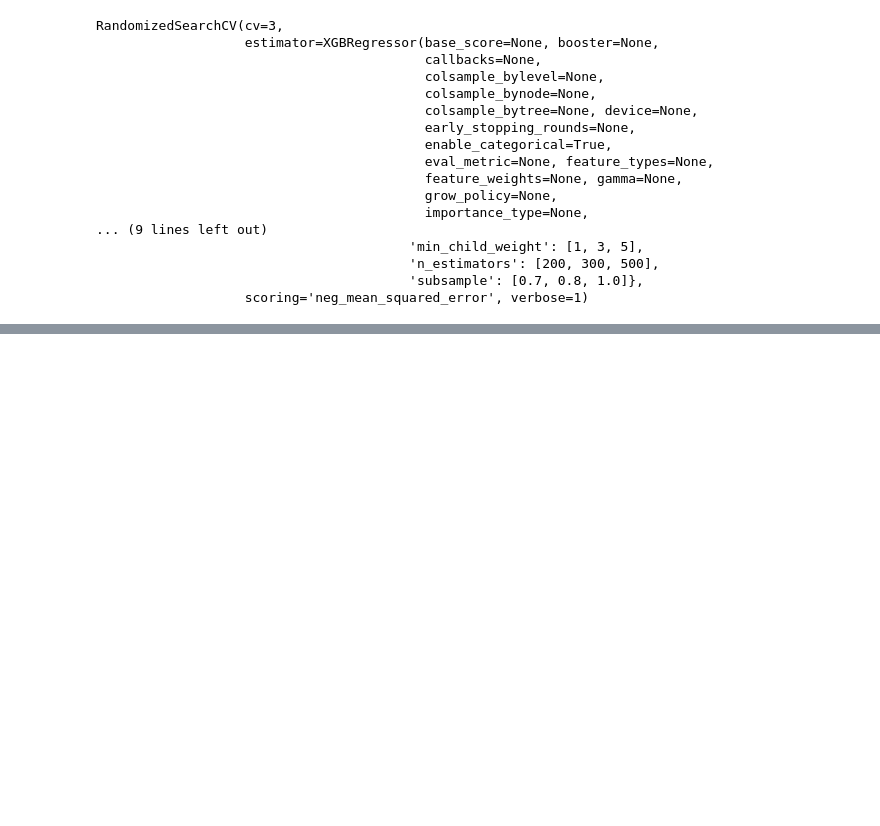
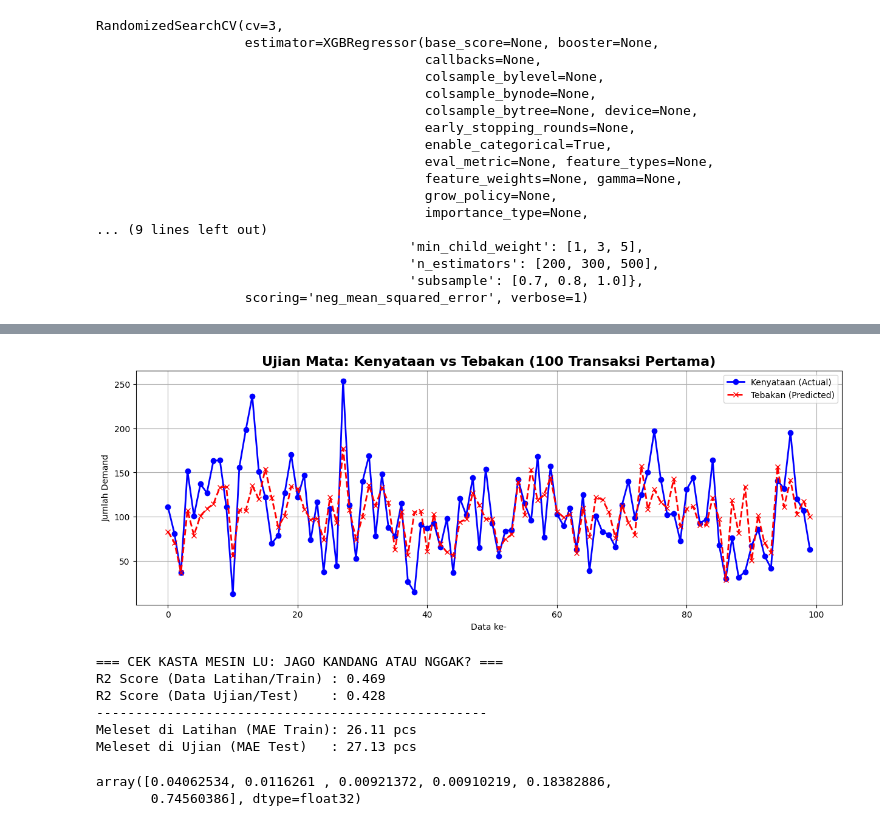
Before and after one commit to RoihansLab/Machine-Learning-Projects, a Jupyter notebook: 10_End_to_End_Retail_Demand_Forecasting/10_Machine_Learning.ipynb, the cells around one changed output, grey strips where cells are left out. Saved outputs shown, nothing was run; the diff lists cells and outputs as text; code cells hidden in the pictures; blank space fills up the shorter version.

```diff
--- a/10_End_to_End_Retail_Demand_Forecasting/10_Machine_Learning.ipynb
+++ b/10_End_to_End_Retail_Demand_Forecasting/10_Machine_Learning.ipynb
@@ -116,7 +118,7 @@ Index(['Date', 'Store ID', 'Product ID', 'Category', 'Region',
       dtype='object')
 # %%
 le_category = LabelEncoder()
-X["Category"] = le_category.fit_transform(x["Category"])
+X["Category"]= le_category.fit_transform(X["Category"])
 
 X
 # %% [output]
@@ -189,0 +201,11 @@ RandomizedSearchCV(cv=3,
+# %%
+best_model = random_search.best_estimator_
+# %%
+# 1. Usir paksa dua kolom siluman kalau mereka masih nempel di X_test
+X_test = X_test.drop(columns=['Predicted Demand', 'Actual Demand'], errors='ignore')
+
+# 2. Baru hajar tebakannya!
+y_pred = best_model.predict(X_test)
+
+# 3. Tampilin biar lu yakin y_pred-nya beneran udah ada isinya
+print("Berhasil nebak! Ini 5 hasil tebakan pertamanya:", y_pred[:10])
@@ -189,0 +236,42 @@ RandomizedSearchCV(cv=3,
+# %%
+import matplotlib.pyplot as plt
+
+plt.figure(figsize=(15, 5))
+
+# Bikin garis biru buat Kenyataan, garis merah putus-putus buat Tebakan
+plt.plot(y_test.values[:100], label="Kenyataan (Actual)", color="blue", marker="o", linewidth=2)
+plt.plot(y_pred[:100], label="Tebakan (Predicted)", color="red", linestyle="dashed", marker="x", linewidth=2)
+
+plt.title("Ujian Mata: Kenyataan vs Tebakan (100 Transaksi Pertama)", fontsize=16, fontweight="bold")
+plt.ylabel("Jumlah Demand")
+plt.xlabel("Data ke-")
+plt.legend()
+plt.grid(True)
+plt.show()
+# %% [output]
+[figure, added]
+# %%
+# 1. Suruh mesin nebak ulang soal latihannya (Data Training)
+y_pred_train = best_model.predict(X_train)
+
+# 2. Ngadu nilai R2 Score (Akurasi)
+print("=== CEK KASTA MESIN LU: JAGO KANDANG ATAU NGGAK? ===")
+print(f"R2 Score (Data Latihan/Train) : {r2_score(y_train, y_pred_train):.3f}")
+print(f"R2 Score (Data Ujian/Test)    : {r2_score(y_test, y_pred):.3f}")
+print("-" * 50)
+
+# 3. Ngadu nilai MAE (Berapa pcs melesetnya)
+print(f"Meleset di Latihan (MAE Train): {mean_absolute_error(y_train, y_pred_train):.2f} pcs")
+print(f"Meleset di Ujian (MAE Test)   : {mean_absolute_error(y_test, y_pred):.2f} pcs")
+# %% [output]
+=== CEK KASTA MESIN LU: JAGO KANDANG ATAU NGGAK? ===
+R2 Score (Data Latihan/Train) : 0.469
+R2 Score (Data Ujian/Test)    : 0.428
+--------------------------------------------------
+Meleset di Latihan (MAE Train): 26.11 pcs
+Meleset di Ujian (MAE Test)   : 27.13 pcs
+# %%
+best_model.feature_importances_
+# %% [output]
+array([0.04062534, 0.0116261 , 0.00921372, 0.00910219, 0.18382886,
+       0.74560386], dtype=float32)
```
Also changed, not shown: parts of 9 cells of this notebook.
